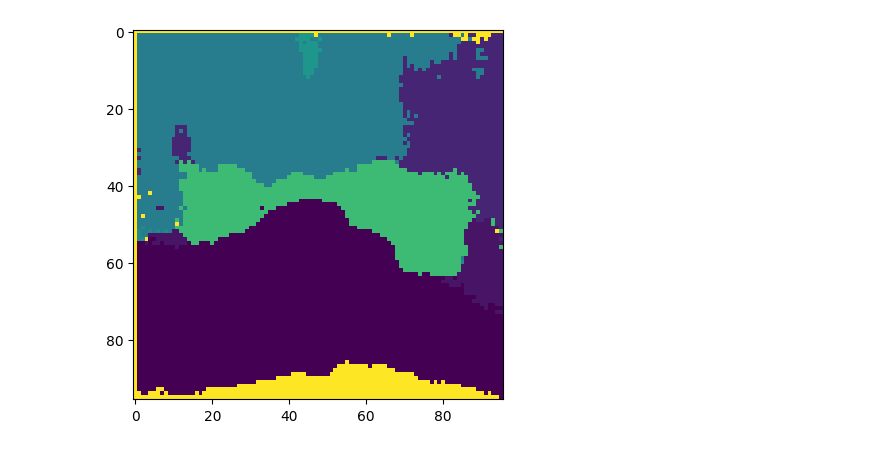
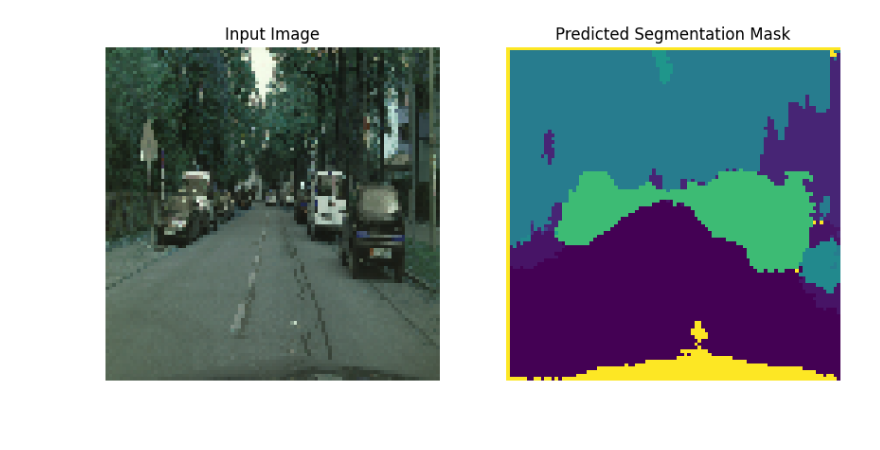
Before and after one commit to severinlindenmann/segmentation-of-streets-and-cars, a Jupyter notebook: predict/predict_segnet.ipynb, the cells around one changed output. Saved outputs shown, nothing was run; the diff lists cells and outputs as text; code cells hidden in the pictures; blank space fills up the shorter version.

```diff
--- a/predict/predict_segnet.ipynb
+++ b/predict/predict_segnet.ipynb
@@ -145,11 +151,7 @@ class SegNet(nn.Module):
         ## Go up back to original dimension
         return x
 
-import torch
-import cv2
-import matplotlib.pyplot as plt
-import numpy as np
-from torchvision import transforms
+
 
 def predict_segmentation(image_path, net, device):
   # Load image
@@ -158,40 +160,54 @@ def predict_segmentation(image_path, net, device):
   # resize and normalize as in your training
   image = cv2.resize(image, (96, 96))
   image = image / 255.0
   image = np.transpose(image, (2, 0, 1))
   image = np.expand_dims(image, 0)
 
   # Convert to tensor
   image_tensor = torch.Tensor(image)
 
   # Use Model to predict
   image_tensor = image_tensor.to(device)
 
   net.eval()
 
   with torch.no_grad():
      output = net(image_tensor)
   _, predicted_segmentation = torch.max(output.data, 1)
 
-  return predicted_segmentation
+  input_image_transformed = np.transpose(image_tensor.squeeze(0).cpu().numpy(), (1, 2, 0))
 
+  return input_image_transformed, predicted_segmentation
 
 # Loading model
 model = SegNet(3,20) #one additional class for pixel ignored
 
-#load the best model
-model_path = "/Users/severin/Documents/GitHub/u-net-segmentation-of-streets-and-cars/unet/net_epoch4.pth"
-model.load_state_dict(torch.load(model_path))
-
 device = torch.device("cuda:0" if torch.cuda.is_available() else "cpu")
 model = model.to(device)
 
+#load the best model
+model_path = "/Users/severin/Documents/GitHub/u-net-segmentation-of-streets-and-cars/train/net_epoch6.pth"
+model.load_state_dict(torch.load(model_path, map_location=torch.device('cpu')))
+
+
 # Predict Segmentation
-image_path = "/Users/severin/Documents/GitHub/u-net-segmentation-of-streets-and-cars/predict/images/image_3_test.jpg"
-predicted_segmentation = predict_segmentation(image_path, model, device)
+image_path = "/Users/severin/Documents/GitHub/u-net-segmentation-of-streets-and-cars/web/images/image_3_test.jpg"
+image, predicted_segmentation = predict_segmentation(image_path, model, device)
 
-# Visualize segmentation
-plt.imshow(predicted_segmentation.squeeze().cpu().numpy())
+# Visualize segmentation and input image
+fig, axs = plt.subplots(1, 2, figsize=(10, 5))
+
+# Plot the input image
+axs[0].imshow(image)
+axs[0].axis('off')
+axs[0].set_title('Input Image')
+
+# Plot the predicted segmentation mask
+axs[1].imshow(predicted_segmentation.squeeze().cpu().numpy())
+axs[1].axis('off')
+axs[1].set_title('Predicted Segmentation Mask')
+
+# Show the plot
 plt.show()
 # %% [output]
-[figure, old version]
+[figure, new version]
```
Also changed, not shown: parts of 5 cells of this notebook, 1 other file.
